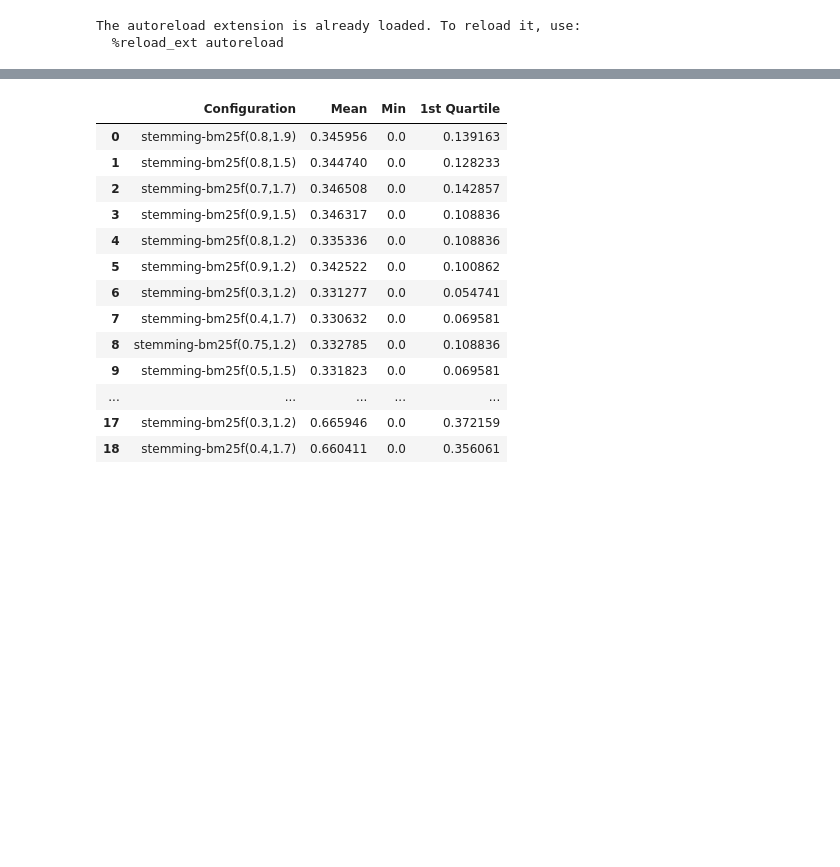
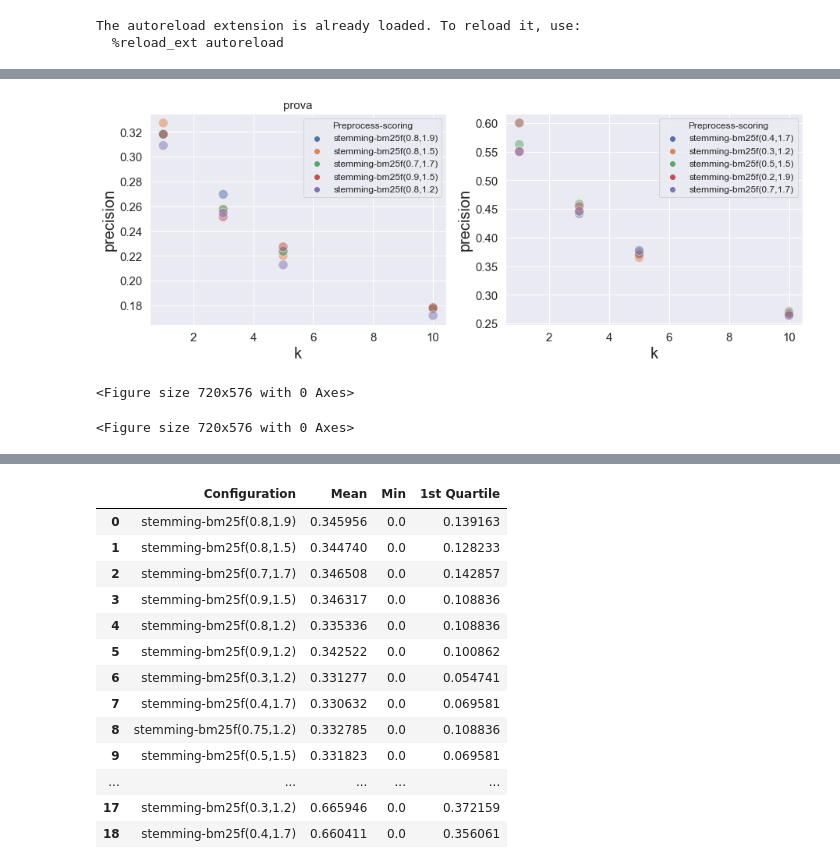
Before and after one commit to msterpa87/DMT-HW1, a Jupyter notebook: data/part_1/part_1_1/sw/plots.ipynb, the cells around one changed output, grey strips where cells are left out. Drawn from its saved outputs; the diff is of its cells as text; code cells hidden in the pictures; blank space fills up the shorter version.

```diff
--- a/data/part_1/part_1_1/sw/plots.ipynb
+++ b/data/part_1/part_1_1/sw/plots.ipynb
@@ -16,2 +42,3 @@ with open("metrics.pkl", "rb") as f:
 # %%
-top5_metrics = metrics_list[:5]
+sorted_time = sorted(time_metrics, key=lambda x: x.MRR, reverse=True)
+[x.MRR for x in sorted_time]
@@ -18,2 +58,3 @@ top5_metrics = metrics_list[:5]
 # %%
-k_vals = [1, 3, 5, 10]
+sorted_cranfield = sorted(cranfield_metrics, key=lambda x: x.MRR, reverse=True)
+[x.MRR for x in sorted_cranfield]
@@ -22,9 +94,3 @@ sns.set_theme()
 # %%
-metrics_str = []
-precisions = []
-ncdg = []
-
-for m in top5_metrics:
-    metrics_str += [str(m)]*4
-    precisions += m.rp_at_k
-    ncdg += m.ndcg_at_k
+cranfield_df = dataframe_from_metrics(sorted_cranfield)
+time_df = dataframe_from_metrics(sorted_time)
@@ -36 +97,30 @@ df = pd.DataFrame.from_dict({'k': k_vals*5,
+# %%
+def plot_df(df, ax, ylab, title, legend_title="Preprocess-scoring", save=True):
+    plt.figure(figsize=(10,8))
+    scatter = sns.scatterplot(data=df, ax=ax, x="k", y=ylab, hue="metric", alpha=0.5, s=150)
+#     plt.xlabel("k", fontsize=20)
+#     plt.ylabel(ylab, fontsize=20)
+#     ax.set_title(title, fontsize=15)
+    sns_plot = scatter.legend(title=legend_title)
+# %%
+LARGE_SIZE = 20
+MEDIUM_SIZE = 15
+SMALL_SIZE = 12
+
+plt.rc('axes', labelsize=LARGE_SIZE)
+plt.rc('xtick', labelsize=MEDIUM_SIZE)
+plt.rc('ytick', labelsize=MEDIUM_SIZE)
+plt.rc('legend', fontsize=SMALL_SIZE)
+
+fig, axes = plt.subplots(1, 2, figsize=(15,5))
+plot_df(cranfield_df, ax=axes[0], ylab="precision", title="Precision @ k for Cranfield dataset")
+plot_df(time_df, ax=axes[1], ylab="precision", title="Precision @ k for Time dataset")
+axes[0].set_title("prova", fontsize="Cranfield")
+# plot_df(cranfield_df, ax=axes[0,1], ylab="ncdg", title="NCDG @ k for Cranfield dataset")
+# plot_df(time_df, ax=axes[1,1], ylab="ncdg", title="NCDG @ k for Time dataset")
+fig.savefig("p@k.png")
+# %% [output]
+[figure, added]
+<Figure size 720x576 with 0 Axes>
+<Figure size 720x576 with 0 Axes>
 # %%
```
Also changed, not shown: parts of 13 cells of this notebook, 5 other files.
